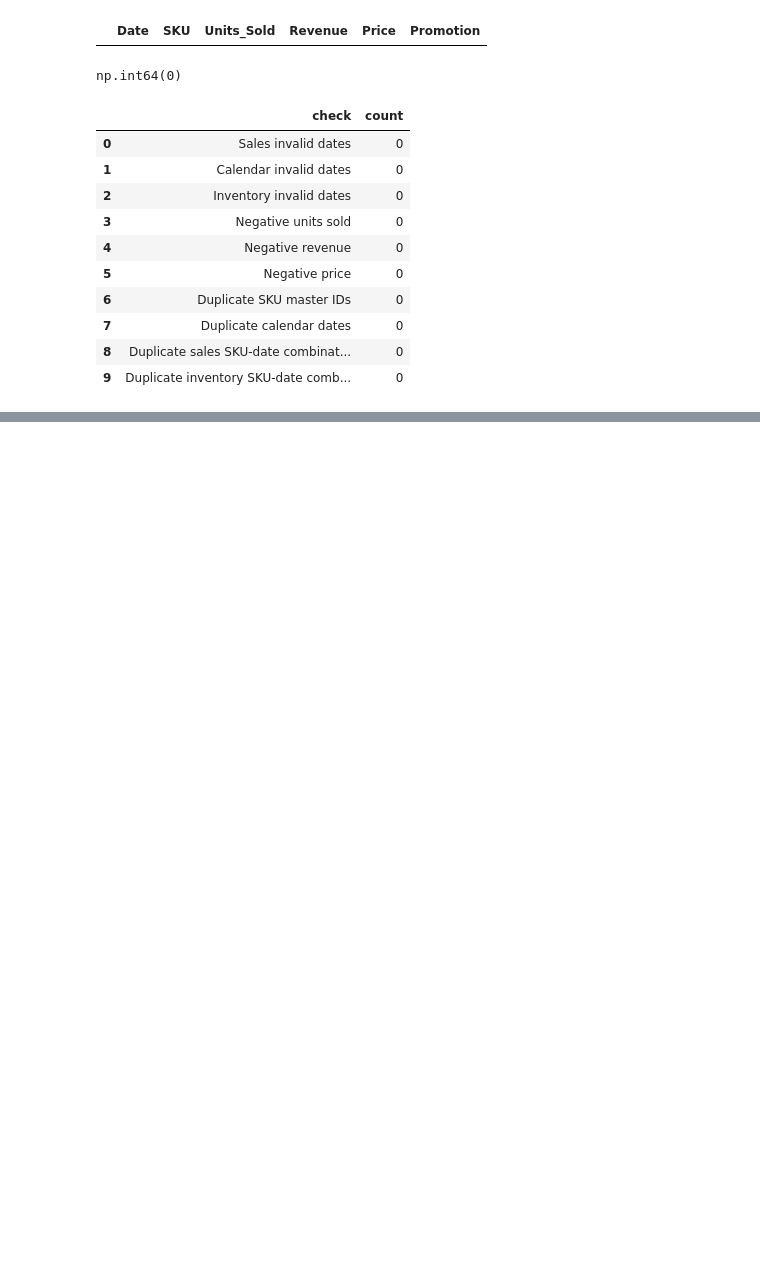
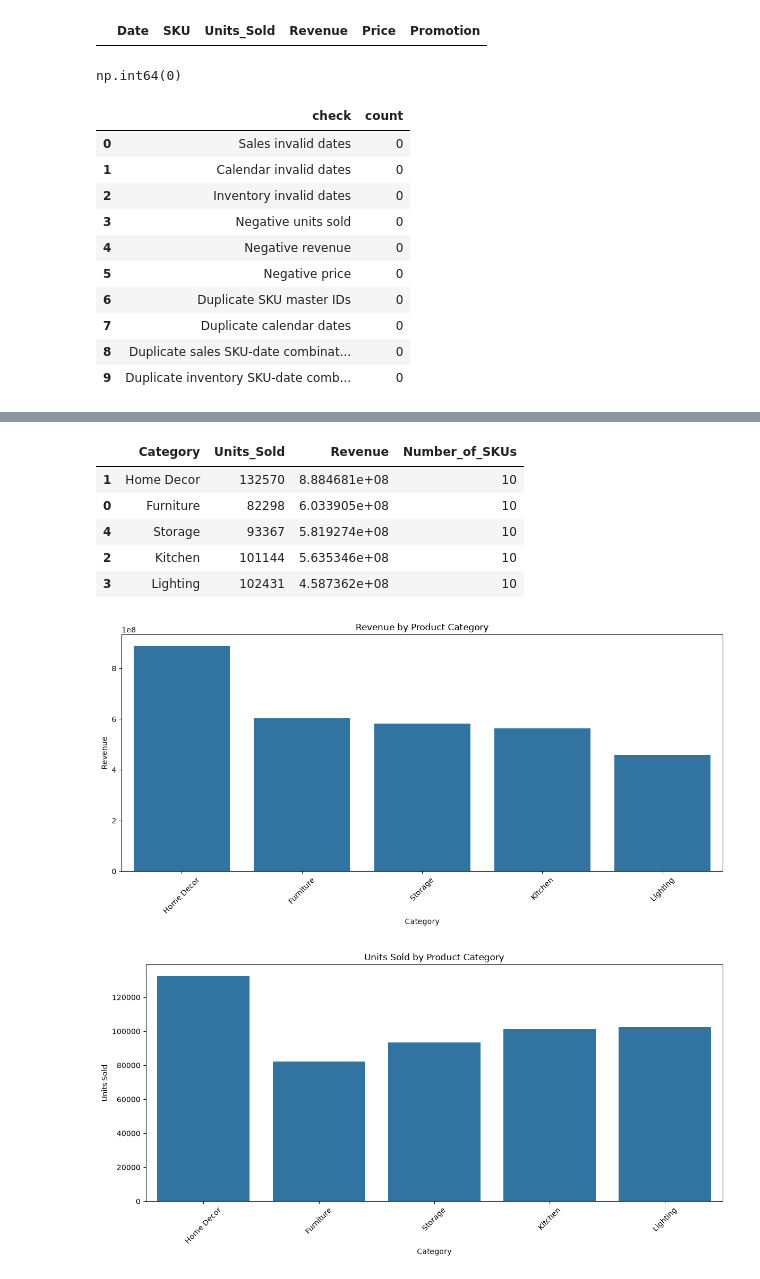
Before and after one commit to akrititripathi9090-lang/foresight-demand-inventory-intelligence, a Jupyter notebook: notebooks/01_data_quality_EDA.ipynb, the cells around one changed output, grey strips where cells are left out. Saved outputs shown, nothing was run; the diff lists cells and outputs as text; code cells hidden in the pictures; blank space fills up the shorter version.

```diff
--- a/notebooks/01_data_quality_EDA.ipynb
+++ b/notebooks/01_data_quality_EDA.ipynb
@@ -433,0 +779,60 @@ validation_summary
+# %%
+# 4. Sales Performance by Category
+
+category_sales = (
+    analysis_df
+    .groupby("Category", as_index=False)
+    .agg(
+        Units_Sold=("Units_Sold", "sum"),
+        Revenue=("Revenue", "sum"),
+        Number_of_SKUs=("SKU", "nunique")
+    )
+    .sort_values("Revenue", ascending=False)
+)
+
+display(category_sales)
+
+
+# Revenue by category
+
+plt.figure(figsize=(12, 6))
+
+sns.barplot(
+    data=category_sales,
+    x="Category",
+    y="Revenue"
+)
+
+plt.title("Revenue by Product Category")
+plt.xlabel("Category")
+plt.ylabel("Revenue")
+plt.xticks(rotation=45)
+plt.tight_layout()
+plt.show()
+
+
+# Units sold by category
+
+plt.figure(figsize=(12, 6))
+
+sns.barplot(
+    data=category_sales,
+    x="Category",
+    y="Units_Sold"
+)
+
+plt.title("Units Sold by Product Category")
+plt.xlabel("Category")
+plt.ylabel("Units Sold")
+plt.xticks(rotation=45)
+plt.tight_layout()
+plt.show()
+# %% [output]
+|  | Category | Units_Sold | Revenue | Number_of_SKUs |
+| 1 | Home Decor | 132570 | 8.884681e+08 | 10 |
+| 0 | Furniture | 82298 | 6.033905e+08 | 10 |
+| 4 | Storage | 93367 | 5.819274e+08 | 10 |
+| 2 | Kitchen | 101144 | 5.635346e+08 | 10 |
+| 3 | Lighting | 102431 | 4.587362e+08 | 10 |
+[figure, added]
+[figure, added]
```
Also changed, not shown: parts of 34 cells of this notebook, 3 other files.
